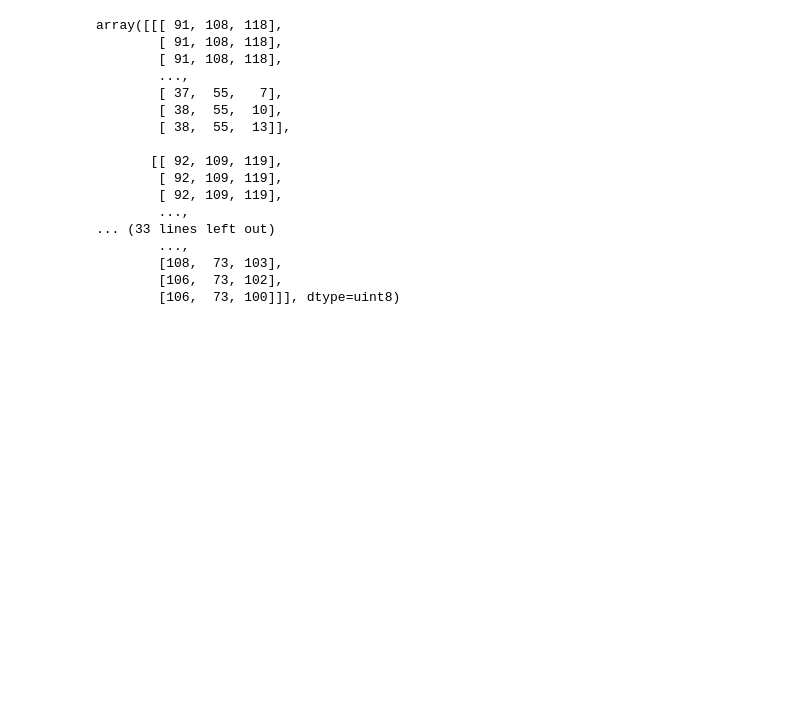
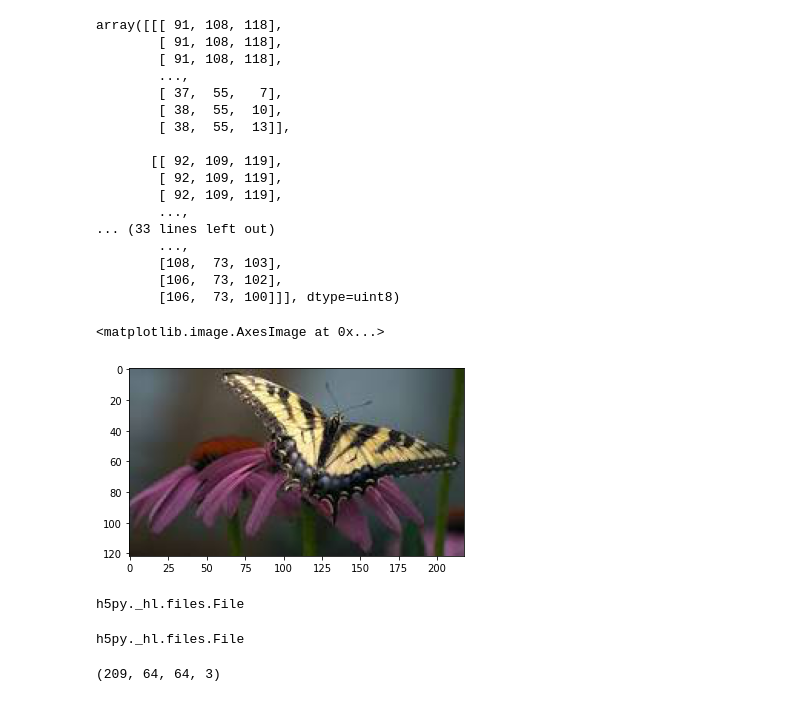
Before and after one commit to smonodeep/compile, a Jupyter notebook: Image Recognition Basics.ipynb, the cells around one changed output. Drawn from its saved outputs; the diff is of its cells as text; code cells hidden in the pictures; blank space fills up the shorter version.

```diff
--- a/Image Recognition Basics.ipynb
+++ b/Image Recognition Basics.ipynb
@@ -33,3 +38,8 @@ array([[[ 91, 108, 118],
         [108,  73, 103],
         [106,  73, 102],
         [106,  73, 100]]], dtype=uint8)
+# %%
+plt.imshow(image)
+# %% [output]
+<matplotlib.image.AxesImage at 0x...>
+[figure, added]
@@ -35,0 +56,4 @@ array([[[ 91, 108, 118],
+# %%
+type(train_dataset)
+# %% [output]
+h5py._hl.files.File
@@ -35,0 +63,4 @@ array([[[ 91, 108, 118],
+# %%
+type(train_dataset)
+# %% [output]
+h5py._hl.files.File
@@ -35,0 +69,4 @@ array([[[ 91, 108, 118],
+# %%
+train_x.shape
+# %% [output]
+(209, 64, 64, 3)
```
Also changed, not shown: parts of 50 cells of this notebook.
